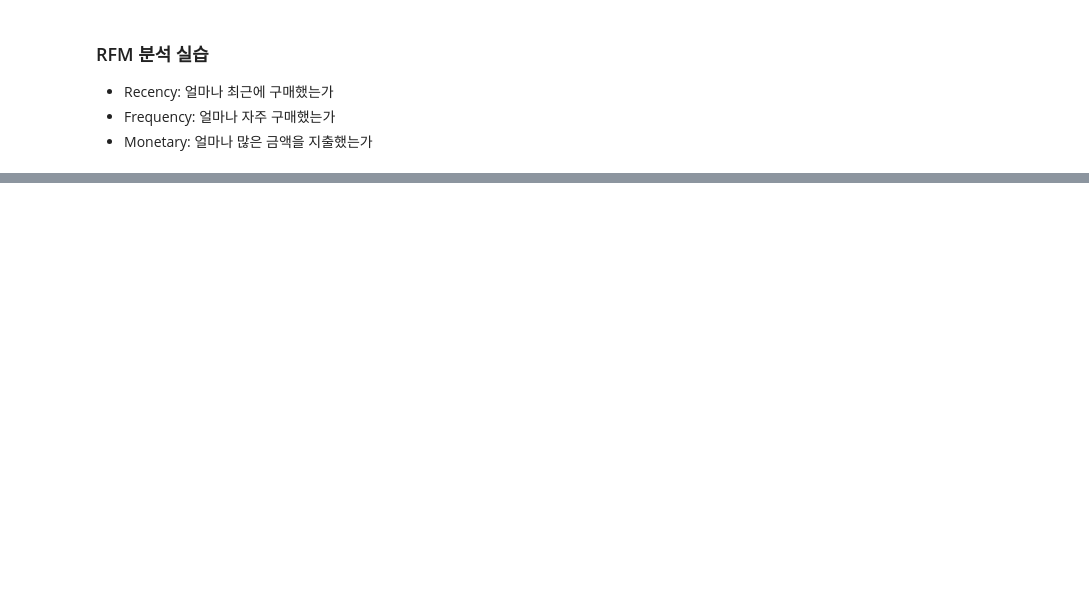
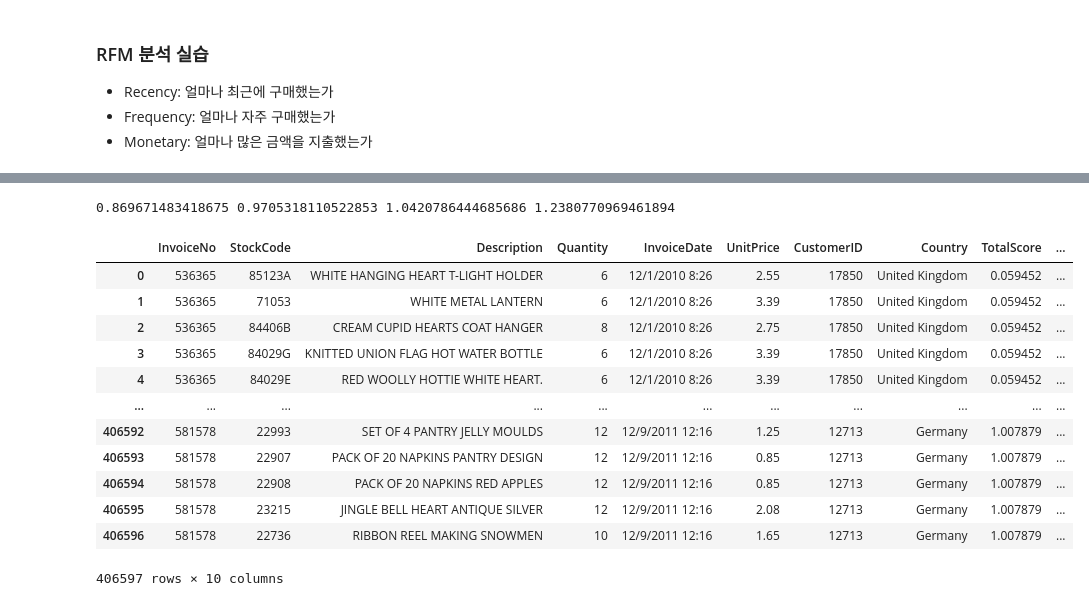
Before and after one commit to baek-si-hyun/kdt_data_analysis, a Jupyter notebook: d_rfm/c_RFM_task02.ipynb, the cells around one changed output, grey strips where cells are left out. Drawn from its saved outputs; the diff is of its cells as text; code cells hidden in the pictures; blank space fills up the shorter version.

```diff
--- a/d_rfm/c_RFM_task02.ipynb
+++ b/d_rfm/c_RFM_task02.ipynb
@@ -711,0 +307,3 @@ plt.show()
+# %%
+rfm_df.loc[:, 'TotalScore'] = rfm_df['Recency'] + rfm_df['Frequency'] + rfm_df['Monetary']
+rfm_df
@@ -711,0 +324,3 @@ plt.show()
+# %%
+ci_rfm_df = ci_df.merge(rfm_df[['CustomerID', 'TotalScore']], on='CustomerID')
+ci_rfm_df
@@ -711,0 +341,7 @@ plt.show()
+# %%
+import numpy as np
+
+l1, l2, l3, l4 = np.percentile(ci_rfm_df['TotalScore'], [20, 40, 70, 90])
+print(l1, l2, l3, l4)
+# %% [output]
+0.869671483418675 0.9705318110522853 1.0420786444685686 1.2380770969461894
@@ -711,0 +359,17 @@ plt.show()
+# %%
+ci_rfm_df['Level'] = ci_rfm_df['TotalScore'].apply(get_level)
+ci_rfm_df
+# %% [output]
+|  | InvoiceNo | StockCode | Description | Quantity | InvoiceDate | UnitPrice | CustomerID | Country | TotalScore | ... |
+| 0 | 536365 | 85123A | WHITE HANGING HEART T-LIGHT HOLDER | 6 | 12/1/2010 8:26 | 2.55 | 17850 | United Kingdom | 0.059452 | ... |
+| 1 | 536365 | 71053 | WHITE METAL LANTERN | 6 | 12/1/2010 8:26 | 3.39 | 17850 | United Kingdom | 0.059452 | ... |
+| 2 | 536365 | 84406B | CREAM CUPID HEARTS COAT HANGER | 8 | 12/1/2010 8:26 | 2.75 | 17850 | United Kingdom | 0.059452 | ... |
+| 3 | 536365 | 84029G | KNITTED UNION FLAG HOT WATER BOTTLE | 6 | 12/1/2010 8:26 | 3.39 | 17850 | United Kingdom | 0.059452 | ... |
+| 4 | 536365 | 84029E | RED WOOLLY HOTTIE WHITE HEART. | 6 | 12/1/2010 8:26 | 3.39 | 17850 | United Kingdom | 0.059452 | ... |
+| ... | ... | ... | ... | ... | ... | ... | ... | ... | ... | ... |
+| 406592 | 581578 | 22993 | SET OF 4 PANTRY JELLY MOULDS | 12 | 12/9/2011 12:16 | 1.25 | 12713 | Germany | 1.007879 | ... |
+| 406593 | 581578 | 22907 | PACK OF 20 NAPKINS PANTRY DESIGN | 12 | 12/9/2011 12:16 | 0.85 | 12713 | Germany | 1.007879 | ... |
+| 406594 | 581578 | 22908 | PACK OF 20 NAPKINS RED APPLES | 12 | 12/9/2011 12:16 | 0.85 | 12713 | Germany | 1.007879 | ... |
+| 406595 | 581578 | 23215 | JINGLE BELL HEART ANTIQUE SILVER | 12 | 12/9/2011 12:16 | 2.08 | 12713 | Germany | 1.007879 | ... |
+| 406596 | 581578 | 22736 | RIBBON REEL MAKING SNOWMEN | 10 | 12/9/2011 12:16 | 1.65 | 12713 | Germany | 1.007879 | ... |
+406597 rows × 10 columns
```
Also changed, not shown: parts of 78 cells of this notebook, 30 other files.
